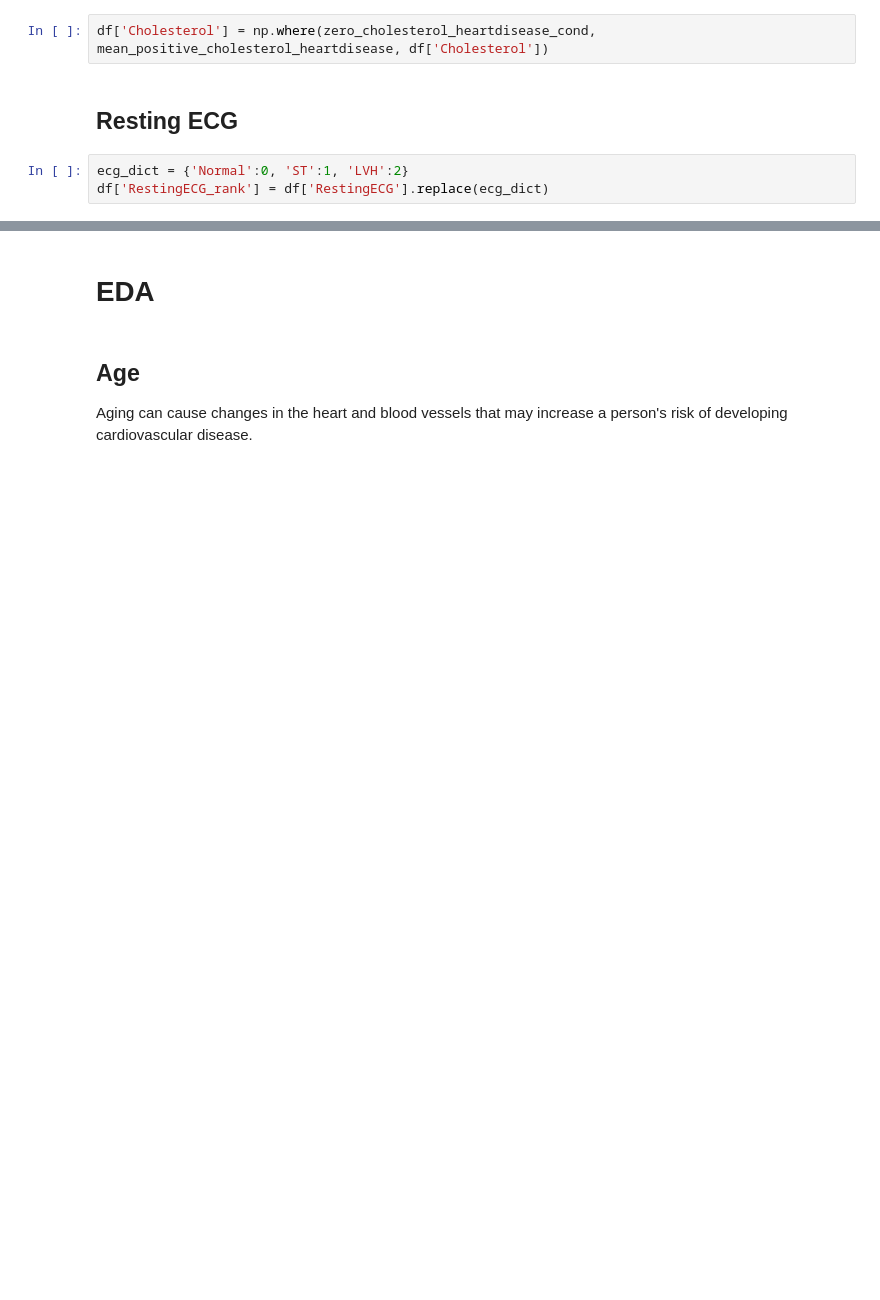
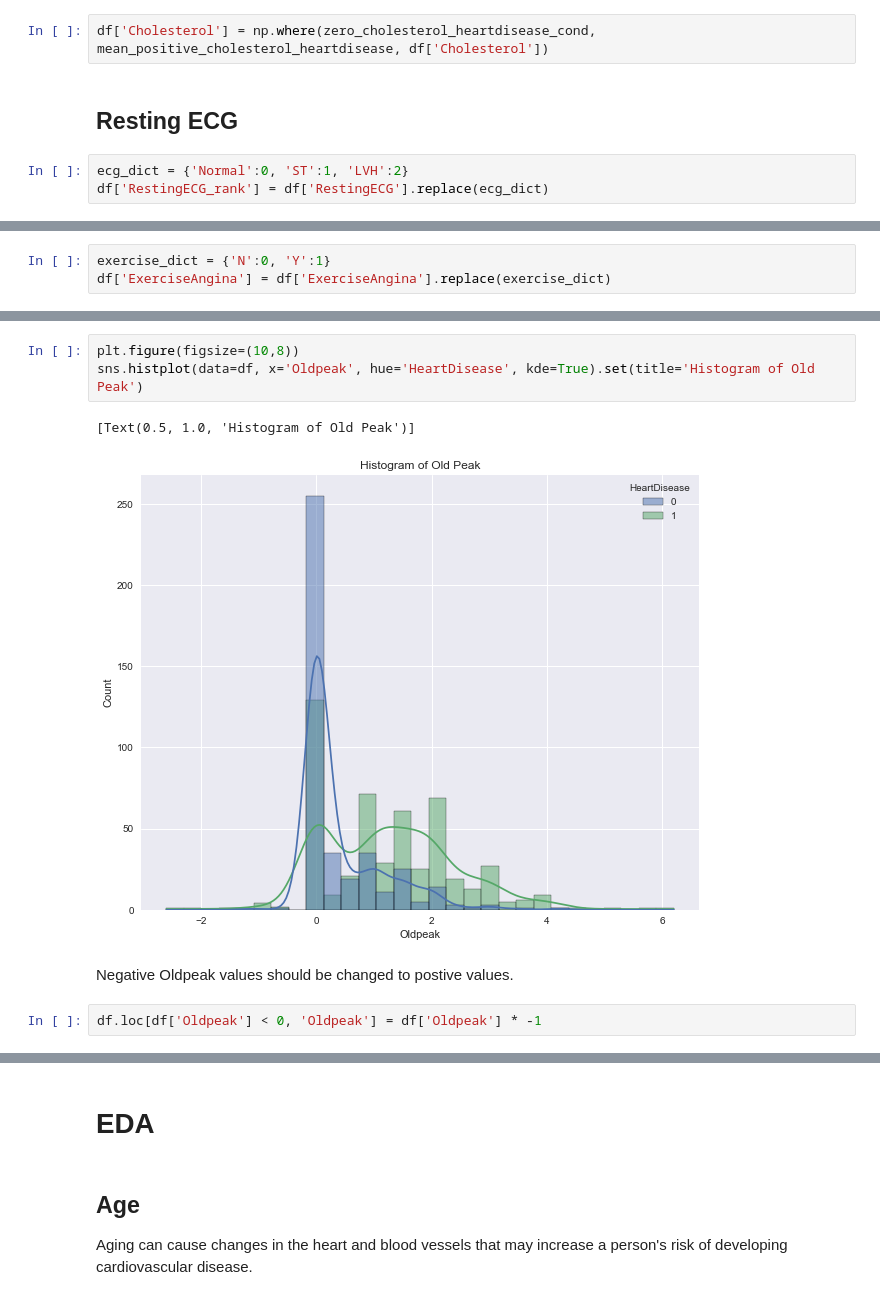
Before and after one commit to TYXuan/heart, a Jupyter notebook: eda.ipynb, the cells around one changed output, grey strips where cells are left out. Drawn from its saved outputs; the diff is of its cells as text; blank space fills up the shorter version.

```diff
--- a/eda.ipynb
+++ b/eda.ipynb
@@ -192,0 +187,3 @@ df.head()
+# %%
+exercise_dict = {'N':0, 'Y':1}
+df['ExerciseAngina'] = df['ExerciseAngina'].replace(exercise_dict)
@@ -192,0 +193,10 @@ df.head()
+# %%
+plt.figure(figsize=(10,8))
+sns.histplot(data=df, x='Oldpeak', hue='HeartDisease', kde=True).set(title='Histogram of Old Peak')
+# %% [output]
+[Text(0.5, 1.0, 'Histogram of Old Peak')]
+[figure, added]
+# %% [markdown]
+Negative Oldpeak values should be changed to postive values.
+# %%
+df.loc[df['Oldpeak'] < 0, 'Oldpeak'] = df['Oldpeak'] * -1
```
Also changed, not shown: parts of 39 cells of this notebook.
